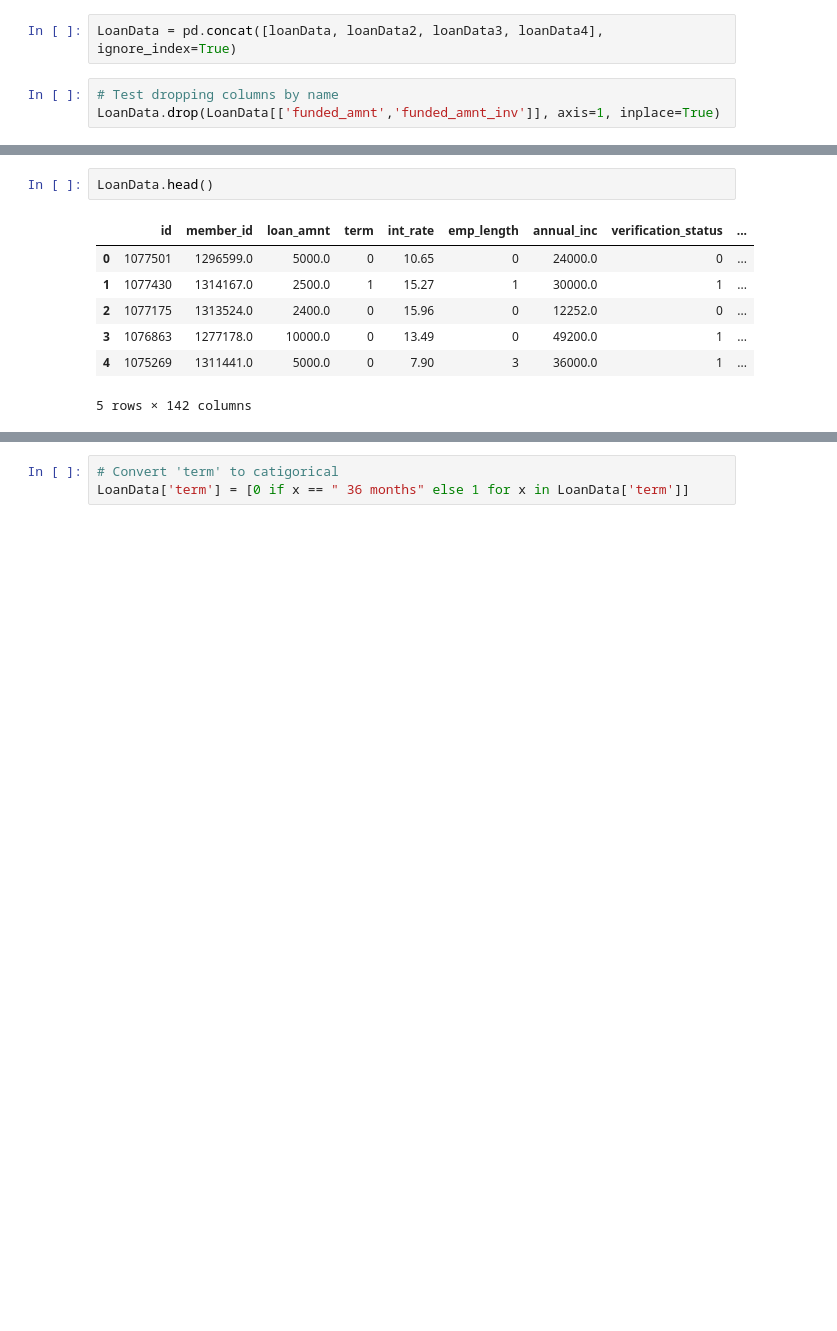
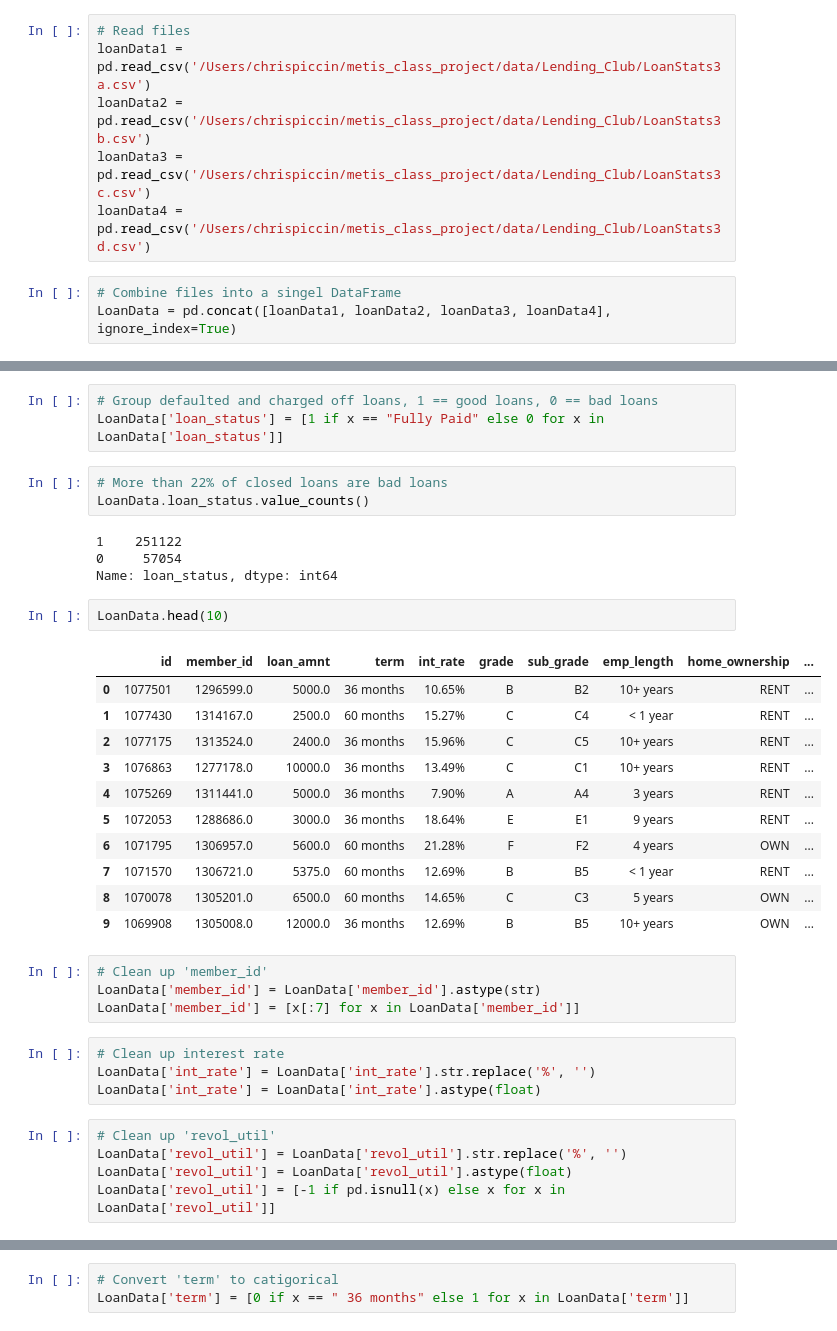
Before and after one commit to piccinc/metis_class_project, a Jupyter notebook: Lending Club Project.ipynb, the cells around one changed output, grey strips where cells are left out. Cells and saved outputs as stored; diff of their text form; blank space fills up the shorter version.

```diff
--- a/Lending Club Project.ipynb
+++ b/Lending Club Project.ipynb
@@ -43,5 +18,9 @@ loanData4.shape
+# %%
+# Read files
+loanData1 = pd.read_csv('/Users/chrispiccin/metis_class_project/data/Lending_Club/LoanStats3a.csv')
+loanData2 = pd.read_csv('/Users/chrispiccin/metis_class_project/data/Lending_Club/LoanStats3b.csv')
+loanData3 = pd.read_csv('/Users/chrispiccin/metis_class_project/data/Lending_Club/LoanStats3c.csv')
+loanData4 = pd.read_csv('/Users/chrispiccin/metis_class_project/data/Lending_Club/LoanStats3d.csv')
 # %%
-LoanData = pd.concat([loanData, loanData2, loanData3, loanData4], ignore_index=True)
+# Combine files into a singel DataFrame
+LoanData = pd.concat([loanData1, loanData2, loanData3, loanData4], ignore_index=True)
-# %%
-# Test dropping columns by name
-LoanData.drop(LoanData[['funded_amnt','funded_amnt_inv']], axis=1, inplace=True)
@@ -59,10 +65,37 @@ LoanData.shape
+# %%
+# Group defaulted and charged off loans, 1 == good loans, 0 == bad loans
+LoanData['loan_status'] = [1 if x == "Fully Paid" else 0 for x in LoanData['loan_status']]
+# %%
+# More than 22% of closed loans are bad loans
+LoanData.loan_status.value_counts()
+# %% [output]
+1    251122
+0     57054
+Name: loan_status, dtype: int64
 # %%
-LoanData.head()
+LoanData.head(10)
 # %% [output]
-|  | id | member_id | loan_amnt | term | int_rate | emp_length | annual_inc | verification_status | ... |
-| 0 | 1077501 | 1296599.0 | 5000.0 | 0 | 10.65 | 0 | 24000.0 | 0 | ... |
-| 1 | 1077430 | 1314167.0 | 2500.0 | 1 | 15.27 | 1 | 30000.0 | 1 | ... |
-| 2 | 1077175 | 1313524.0 | 2400.0 | 0 | 15.96 | 0 | 12252.0 | 0 | ... |
-| 3 | 1076863 | 1277178.0 | 10000.0 | 0 | 13.49 | 0 | 49200.0 | 1 | ... |
-| 4 | 1075269 | 1311441.0 | 5000.0 | 0 | 7.90 | 3 | 36000.0 | 1 | ... |
+|  | id | member_id | loan_amnt | term | int_rate | grade | sub_grade | emp_length | home_ownership | ... |
+| 0 | 1077501 | 1296599.0 | 5000.0 | 36 months | 10.65% | B | B2 | 10+ years | RENT | ... |
+| 1 | 1077430 | 1314167.0 | 2500.0 | 60 months | 15.27% | C | C4 | < 1 year | RENT | ... |
+| 2 | 1077175 | 1313524.0 | 2400.0 | 36 months | 15.96% | C | C5 | 10+ years | RENT | ... |
+| 3 | 1076863 | 1277178.0 | 10000.0 | 36 months | 13.49% | C | C1 | 10+ years | RENT | ... |
+| 4 | 1075269 | 1311441.0 | 5000.0 | 36 months | 7.90% | A | A4 | 3 years | RENT | ... |
+| 5 | 1072053 | 1288686.0 | 3000.0 | 36 months | 18.64% | E | E1 | 9 years | RENT | ... |
+| 6 | 1071795 | 1306957.0 | 5600.0 | 60 months | 21.28% | F | F2 | 4 years | OWN | ... |
+| 7 | 1071570 | 1306721.0 | 5375.0 | 60 months | 12.69% | B | B5 | < 1 year | RENT | ... |
+| 8 | 1070078 | 1305201.0 | 6500.0 | 60 months | 14.65% | C | C3 | 5 years | OWN | ... |
+| 9 | 1069908 | 1305008.0 | 12000.0 | 36 months | 12.69% | B | B5 | 10+ years | OWN | ... |
-5 rows × 142 columns
+# %%
+# Clean up 'member_id'
+LoanData['member_id'] = LoanData['member_id'].astype(str)
+LoanData['member_id'] = [x[:7] for x in LoanData['member_id']]
+# %%
+# Clean up interest rate
+LoanData['int_rate'] = LoanData['int_rate'].str.replace('%', '')
+LoanData['int_rate'] = LoanData['int_rate'].astype(float)
+# %%
+# Clean up 'revol_util'
+LoanData['revol_util'] = LoanData['revol_util'].str.replace('%', '')
+LoanData['revol_util'] = LoanData['revol_util'].astype(float)
+LoanData['revol_util'] = [-1 if pd.isnull(x) else x for x in LoanData['revol_util']]
```
Also changed, not shown: parts of 67 cells of this notebook.
